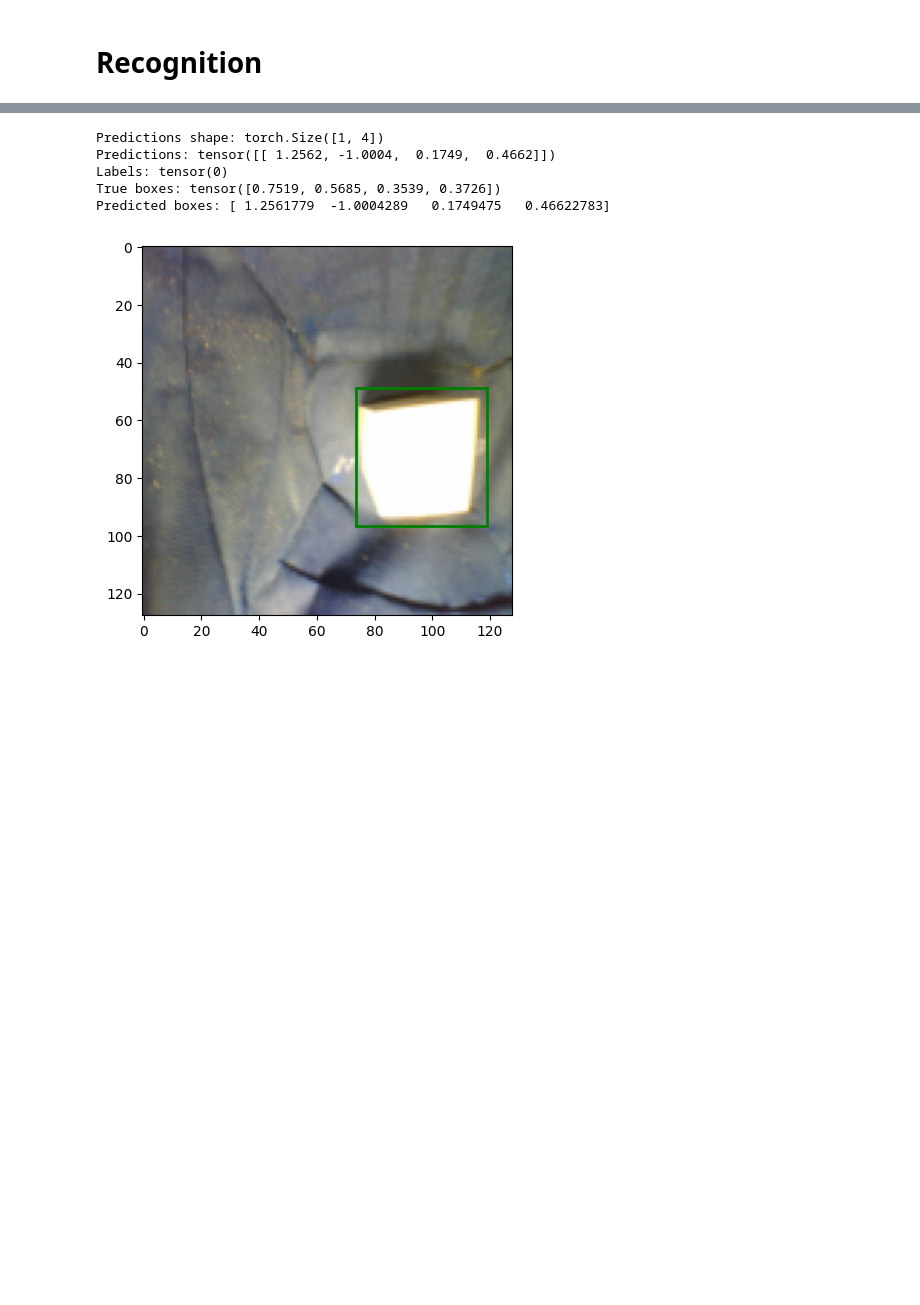
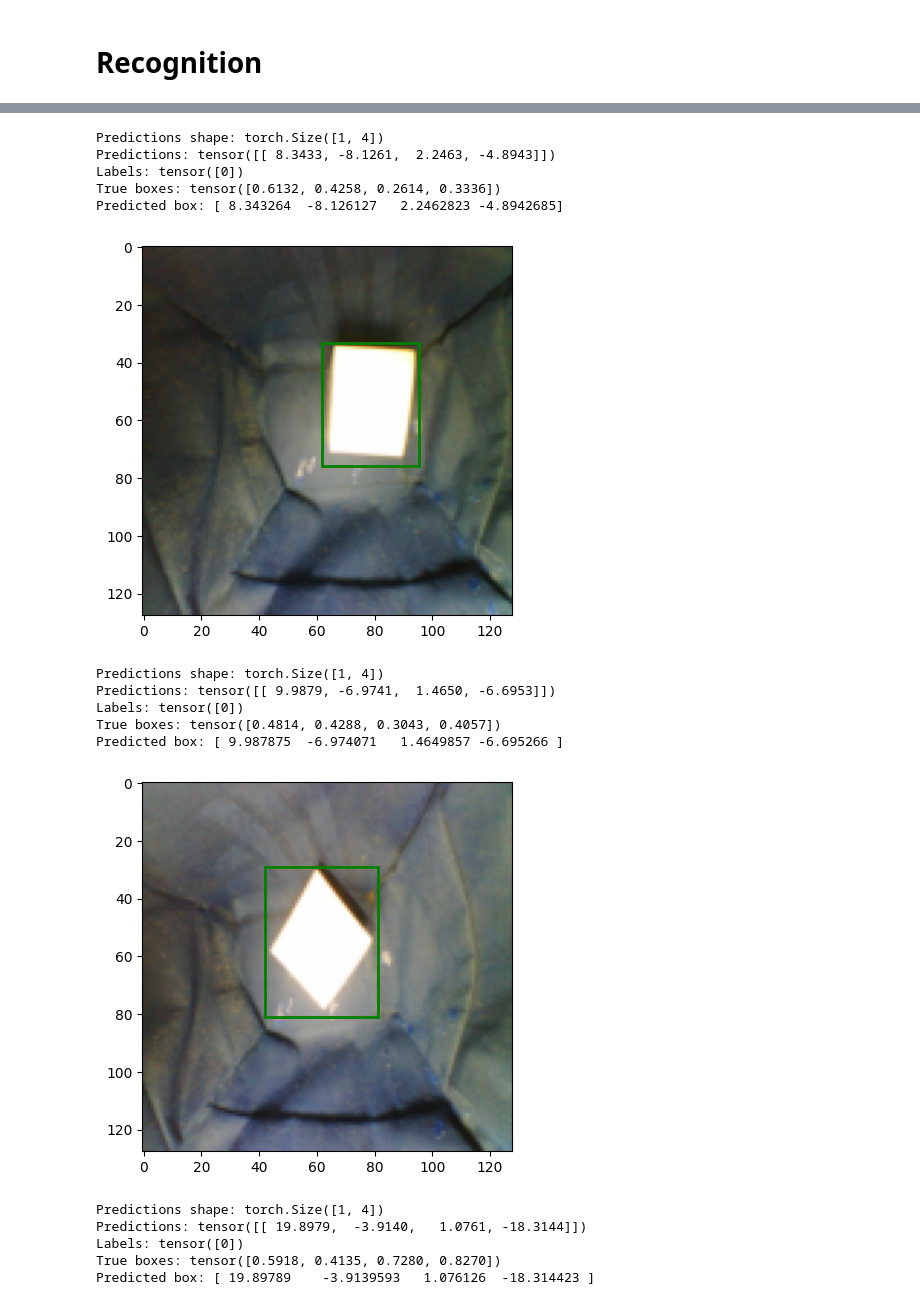
Before and after one commit to Leonpa/cybathlon, a Jupyter notebook: recognition.ipynb, the cells around one changed output, grey strips where cells are left out. Saved outputs shown, nothing was run; the diff lists cells and outputs as text; code cells hidden in the pictures; blank space fills up the shorter version.

```diff
--- a/recognition.ipynb
+++ b/recognition.ipynb
@@ -64,16 +97,18 @@ data_dirs = [
     'data/real_4geos_bright_512639',
     'data/real_4geos_onlyflash_512894'
 ]
+full_paths = (os.path.join(base_path, dir) for dir in data_dirs)
+data_dirs = list(full_paths)
 # %%
 # Prepare DataLoaders
-train_loader, valid_loader, test_loader = prepare_dataloaders(data_dirs, batch_size=32)
+train_loader, valid_loader, test_loader = prepare_dataloaders(data_dirs, batch_size=16)
 
 # Debugging: Print a few batches from the train_loader to check the data
-for images, labels in train_loader:
-    print("Batch of images:", images.shape)
-    print("Batch of labels:", labels)
+# for images, labels in train_loader:
+    # print("Batch of images:", images.shape)
+    # print("Batch of labels:", labels)
     # Print example of unpacked labels
-    for label in labels:
-        print("Label:", label)
-    break  # Print only the first batch
+    # for label in labels:
+        # print("Label:", label)
+    # break  # Print only the first batch
 # %% [output]
@@ -104,10 +137,21 @@ Epoch 2/2, Train Loss: 1.3176, Val Loss: 1.3387, Val Accuracy: 30.00%
 # %%
 inference = Inference(model, test_loader)
-inference.run_inference()
+inference.run_inference(num_samples=10)
 # %% [output]
 Predictions shape: torch.Size([1, 4])
-Predictions: tensor([[ 1.2562, -1.0004,  0.1749,  0.4662]])
-Labels: tensor(0)
-True boxes: tensor([0.7519, 0.5685, 0.3539, 0.3726])
-Predicted boxes: [ 1.2561779  -1.0004289   0.1749475   0.46622783]
+Predictions: tensor([[ 8.3433, -8.1261,  2.2463, -4.8943]])
+Labels: tensor([0])
+True boxes: tensor([0.6132, 0.4258, 0.2614, 0.3336])
+Predicted box: [ 8.343264  -8.126127   2.2462823 -4.8942685]
-[figure, old version]
+[figure, new version]
+Predictions shape: torch.Size([1, 4])
+Predictions: tensor([[ 9.9879, -6.9741,  1.4650, -6.6953]])
+Labels: tensor([0])
+True boxes: tensor([0.4814, 0.4288, 0.3043, 0.4057])
+Predicted box: [ 9.987875  -6.974071   1.4649857 -6.695266 ]
+[figure, added]
+Predictions shape: torch.Size([1, 4])
+Predictions: tensor([[ 19.8979,  -3.9140,   1.0761, -18.3144]])
+Labels: tensor([0])
+True boxes: tensor([0.5918, 0.4135, 0.7280, 0.8270])
+Predicted box: [ 19.89789    -3.9139593   1.076126  -18.314423 ]
```
Also changed, not shown: parts of 5 cells of this notebook, 1 other file.
